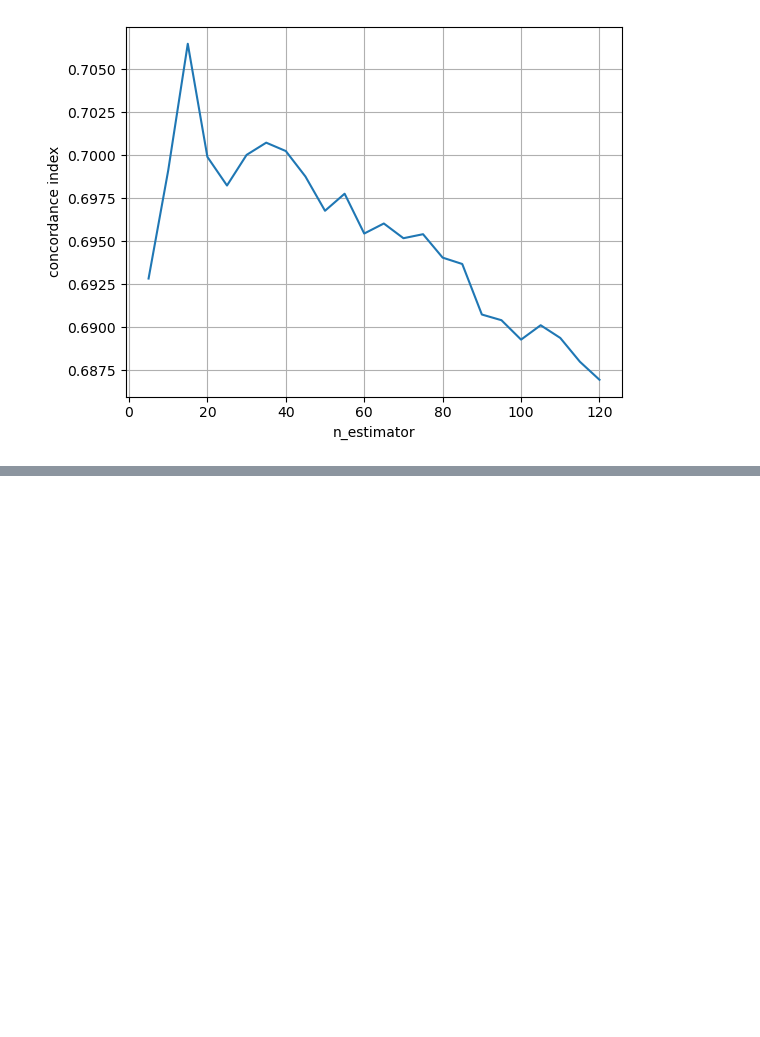
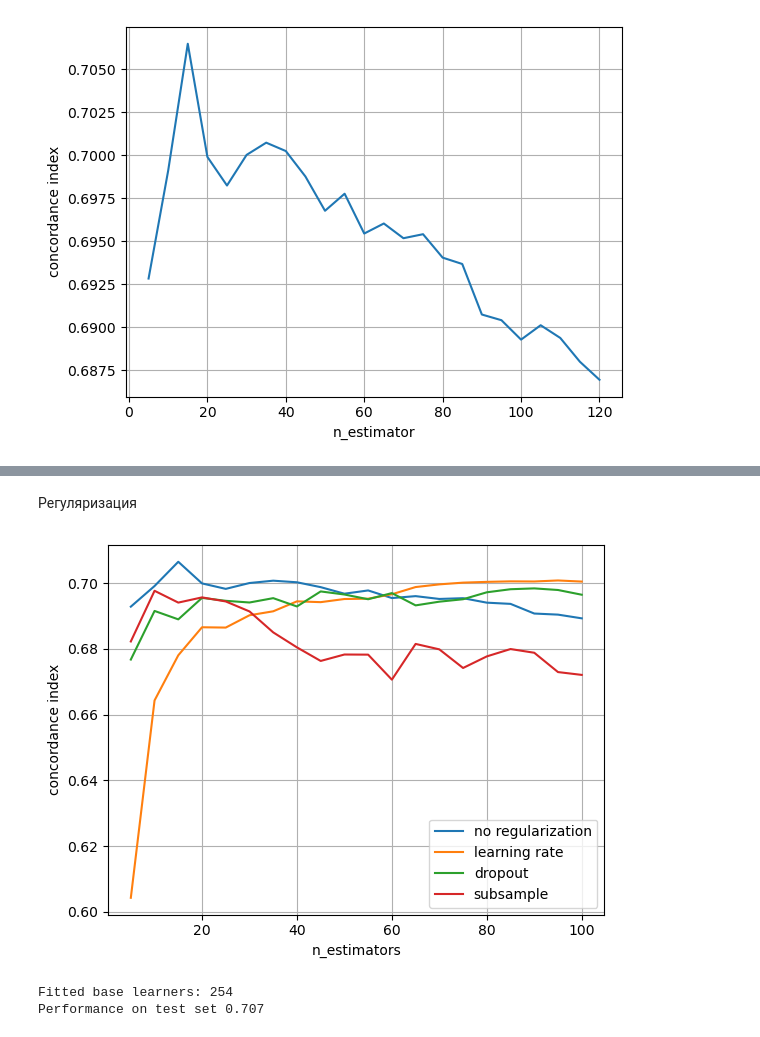
Before and after one commit to Stebunova/Metabric, a Jupyter notebook: Metabric_RSF.ipynb, the cells around one changed output, grey strips where cells are left out. Saved outputs shown, nothing was run; the diff lists cells and outputs as text; code cells hidden in the pictures; blank space fills up the shorter version.

```diff
--- a/Metabric_RSF.ipynb
+++ b/Metabric_RSF.ipynb
@@ -231,0 +277,80 @@ plt.grid(True)
+# %% [markdown]
+Регуляризация
+# %%
+n_estimators = [i * 5 for i in range(1, 21)]
+
+estimators = {
+    "no regularization": GradientBoostingSurvivalAnalysis(
+        learning_rate=1.0, max_depth=1, random_state=0
+    ),
+    "learning rate": GradientBoostingSurvivalAnalysis(
+        learning_rate=0.1, max_depth=1, random_state=0
+    ),
+    "dropout": GradientBoostingSurvivalAnalysis(
+        learning_rate=1.0, dropout_rate=0.1, max_depth=1, random_state=0
+    ),
+    "subsample": GradientBoostingSurvivalAnalysis(
+        learning_rate=1.0, subsample=0.5, max_depth=1, random_state=0
+    ),
+}
+
+scores_reg = {k: [] for k in estimators.keys()}
+for n in n_estimators:
+    for name, est in estimators.items():
+        est.set_params(n_estimators=n)
+        est.fit(X_train, y_train)
+        cindex = est.score(X_test, y_test)
+        scores_reg[name].append(cindex)
+
+scores_reg = pd.DataFrame(scores_reg, index=n_estimators)
+# %%
+ax = scores_reg.plot(xlabel="n_estimators", ylabel="concordance index")
+ax.grid(True)
+# %% [output]
+[figure, added]
+# %%
+class EarlyStoppingMonitor:
+
+    def __init__(self, window_size, max_iter_without_improvement):
+        self.window_size = window_size
+        self.max_iter_without_improvement = max_iter_without_improvement
+        self._best_step = -1
+
+    def __call__(self, iteration, estimator, args):
+        # continue training for first self.window_size iterations
+        if iteration < self.window_size:
+            return False
+
+        # compute average improvement in last self.window_size iterations.
+        # oob_improvement_ is the different in negative log partial likelihood
+        # between the previous and current iteration.
+        start = iteration - self.window_size + 1
+        end = iteration + 1
+        improvement = np.mean(estimator.oob_improvement_[start:end])
+
+        if improvement > 1e-6:
+            self._best_step = iteration
+            return False  # continue fitting
+
+        # stop fitting if there was no improvement
+        # in last max_iter_without_improvement iterations
+        diff = iteration - self._best_step
+        return diff >= self.max_iter_without_improvement
+
+
+est_early_stopping = GradientBoostingSurvivalAnalysis(
+    n_estimators=1000, learning_rate=0.05, subsample=0.5,
+    max_depth=1, random_state=0
+)
+
+monitor = EarlyStoppingMonitor(25, 50)
+
+est_early_stopping.fit(X_train, y_train, monitor=monitor)
+
+print("Fitted base learners:", est_early_stopping.n_estimators_)
+
+cindex = est_early_stopping.score(X_test, y_test)
+print("Performance on test set", round(cindex, 3))
+# %% [output]
+Fitted base learners: 254
+Performance on test set 0.707
```
Also changed, not shown: parts of 4 cells of this notebook.
